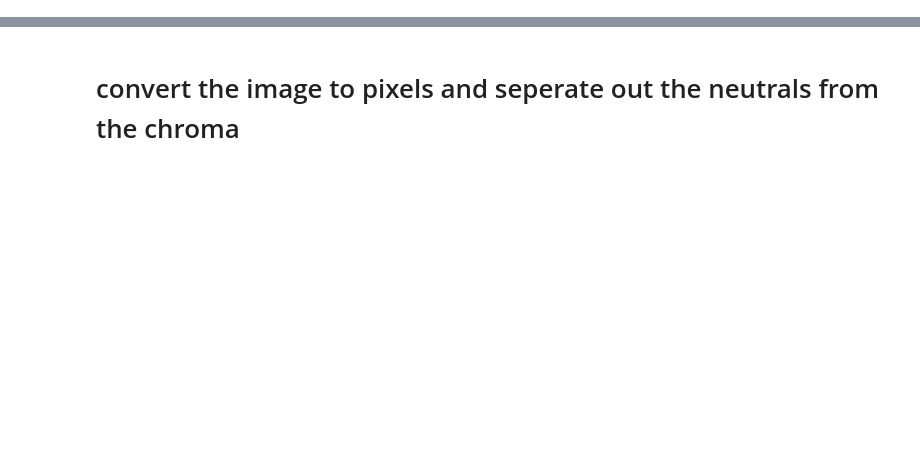
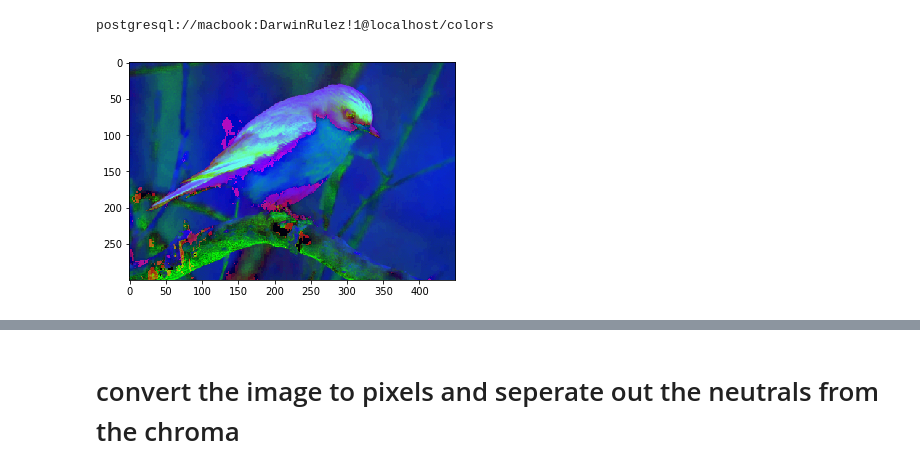
Before and after one commit to skyelong/Insight_Project, a Jupyter notebook: notebooks/4_clustering_user_data.ipynb, the cells around one changed output, grey strips where cells are left out. Saved outputs shown, nothing was run; the diff lists cells and outputs as text; code cells hidden in the pictures; blank space fills up the shorter version.

```diff
--- a/notebooks/4_clustering_user_data.ipynb
+++ b/notebooks/4_clustering_user_data.ipynb
@@ -10,13 +10,25 @@ import matplotlib.pyplot as plt
 
 #set the directory for custom scripts
 import sys
-sys.path.append('/Users/macbook/Box/git_hub/Insight_Project_clean/scripts/')
+sys.path.append('/Users/macbook/Box/git_hub/flask3/scripts/')
 
 #import custom scripts
 import sql_con
 from sql_con import df_from_query
 import hsv_shift as hsv
+# %% [output]
+postgresql://macbook:DarwinRulez!1@localhost/colors
 # %%
 #import the clustered ds swatches
 hsv_knn_chroma = load('/Users/macbook/Box/git_hub/Insight_Project_clean/models/ds_h_chroma.joblib')
 hsv_knn_neutral = load('/Users/macbook/Box/git_hub/Insight_Project_clean/models/ds_h_neutrals.joblib')
+# %%
+img = cv2.imread('/Users/macbook/Box/insight_project_data/test_image/blue.jpg')
+img_rgb = cv2.cvtColor(img, cv2.COLOR_BGR2RGB)
+img_HSV = cv2.cvtColor(img, cv2.COLOR_BGR2HSV)
+
+img_sml = cv2.resize(img_HSV,None,fx=0.25,fy=0.25,interpolation=cv2.INTER_AREA)
+plt.imshow(img_sml);
+pixels = np.float32(img_sml.reshape(-1, 3))
+# %% [output]
+[figure, added]
```
Also changed, not shown: parts of 12 cells of this notebook, 7 other files.
